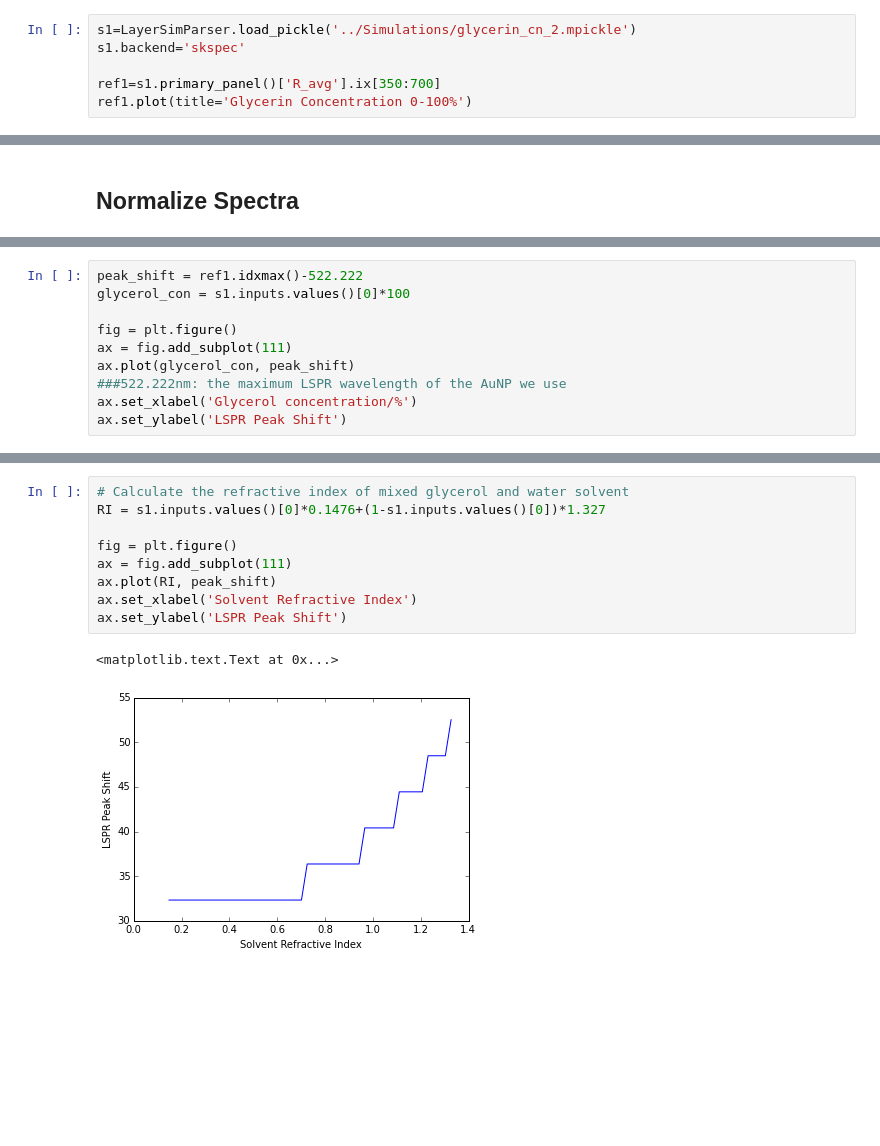
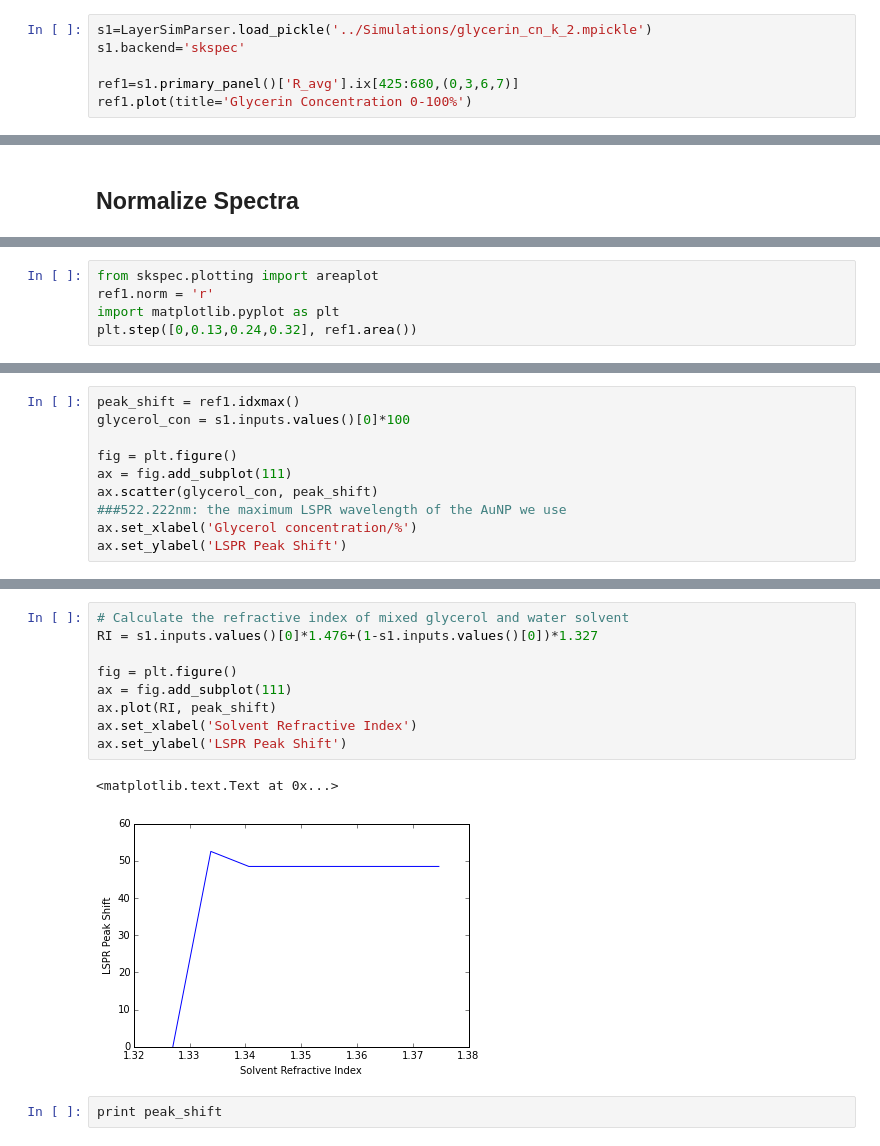
Before and after one commit to hughesadam87/PAME, a Jupyter notebook: Notebooks/glycerin_concentration.ipynb, the cells around one changed output, grey strips where cells are left out. Cells and saved outputs as stored; diff of their text form; blank space fills up the shorter version.

```diff
--- a/Notebooks/glycerin_concentration.ipynb
+++ b/Notebooks/glycerin_concentration.ipynb
@@ -25,10 +25,10 @@ To test the sensitivity of an optical biosensor, we measure the reflection inten
 # %% [markdown]
 ## Import Simulation Results
 # %%
-s1=LayerSimParser.load_pickle('../Simulations/glycerin_cn_2.mpickle')
+s1=LayerSimParser.load_pickle('../Simulations/glycerin_cn_k_2.mpickle')
 s1.backend='skspec'
 
-ref1=s1.primary_panel()['R_avg'].ix[350:700]
+ref1=s1.primary_panel()['R_avg'].ix[425:680,(0,3,6,7)]
 ref1.plot(title='Glycerin Concentration 0-100%')
 # %% [output]
 WARNING:skspec.core.spectra:Spectrum does not have subtracted baseline; could affect result in specious absorbance data.
@@ -46,0 +57,5 @@ WARNING:skspec.core.spectra:Spectrum does not have subtracted baseline; could af
+# %%
+from skspec.plotting import areaplot
+ref1.norm = 'r'
+import matplotlib.pyplot as plt
+plt.step([0,0.13,0.24,0.32], ref1.area())
@@ -47,10 +65,10 @@ WARNING:skspec.core.spectra:Spectrum does not have subtracted baseline; could af
 # %%
-peak_shift = ref1.idxmax()-522.222
+peak_shift = ref1.idxmax()
 glycerol_con = s1.inputs.values()[0]*100
 
 fig = plt.figure()
 ax = fig.add_subplot(111)
-ax.plot(glycerol_con, peak_shift)
+ax.scatter(glycerol_con, peak_shift)
 ###522.222nm: the maximum LSPR wavelength of the AuNP we use
 ax.set_xlabel('Glycerol concentration/%')
 ax.set_ylabel('LSPR Peak Shift')
@@ -60,12 +78,14 @@ ax.set_ylabel('LSPR Peak Shift')
 # %%
 # Calculate the refractive index of mixed glycerol and water solvent
-RI = s1.inputs.values()[0]*0.1476+(1-s1.inputs.values()[0])*1.327
+RI = s1.inputs.values()[0]*1.476+(1-s1.inputs.values()[0])*1.327
 
 fig = plt.figure()
 ax = fig.add_subplot(111)
 ax.plot(RI, peak_shift)
 ax.set_xlabel('Solvent Refractive Index')
 ax.set_ylabel('LSPR Peak Shift')
 # %% [output]
 <matplotlib.text.Text at 0x...>
-[figure, old version]
+[figure, new version]
+# %%
+print peak_shift
```
Also changed, not shown: parts of 7 cells of this notebook.
